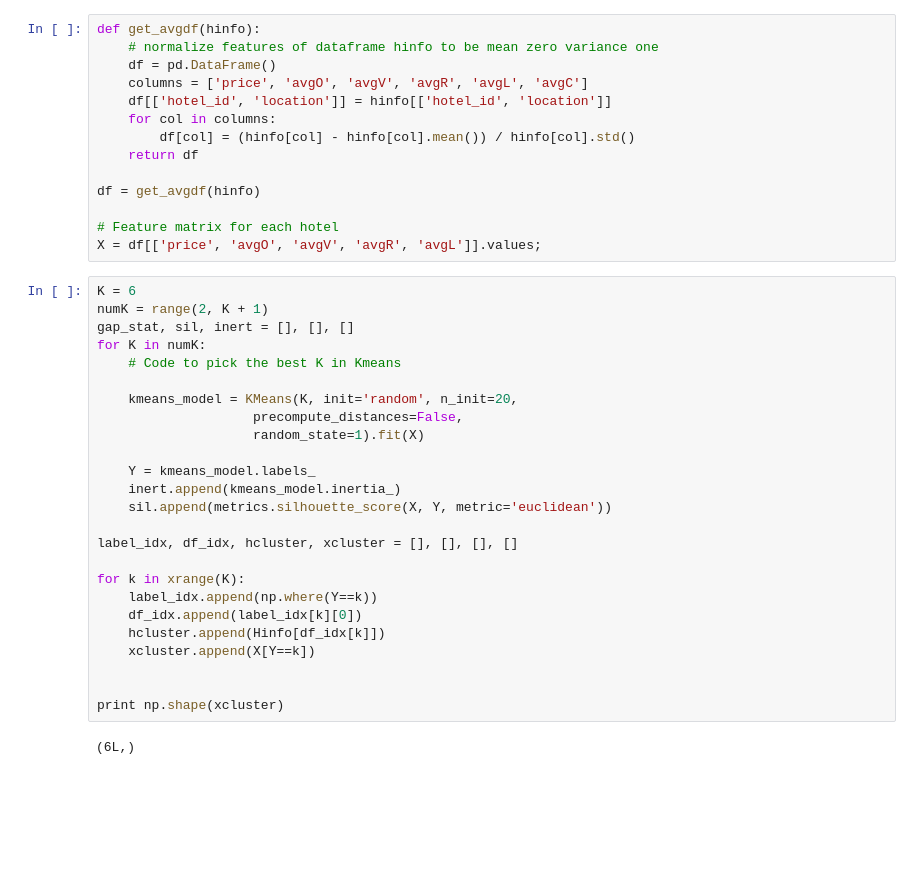
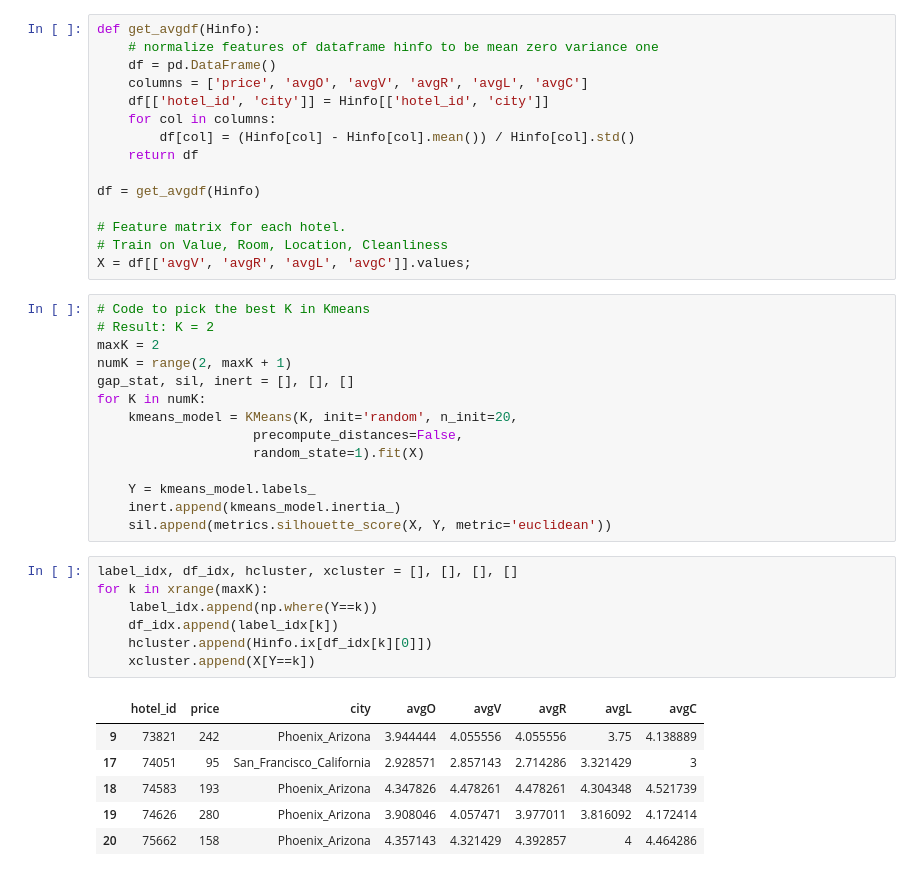
Before and after one commit to rkw0k/Hotel-Reviews, a Jupyter notebook: project.ipynb, the cells around one changed output. Saved outputs shown, nothing was run; the diff lists cells and outputs as text; blank space fills up the shorter version.

```diff
--- a/project.ipynb
+++ b/project.ipynb
@@ -140,26 +146,27 @@ def plot_two_hotel(Hinfo1, Hinfo2):
     print "Median cleanliness rating difference: %.4f" % ydiff[4]
     return [x1med,  O1med, V1med,  R1med, L1med,  C1med], [x2med, O2med,V2med,R2med, L2med,C2med]
 # %%
-def get_avgdf(hinfo):
+def get_avgdf(Hinfo):
     # normalize features of dataframe hinfo to be mean zero variance one
     df = pd.DataFrame()
     columns = ['price', 'avgO', 'avgV', 'avgR', 'avgL', 'avgC']
-    df[['hotel_id', 'location']] = hinfo[['hotel_id', 'location']]
+    df[['hotel_id', 'city']] = Hinfo[['hotel_id', 'city']]
     for col in columns:
-        df[col] = (hinfo[col] - hinfo[col].mean()) / hinfo[col].std()
+        df[col] = (Hinfo[col] - Hinfo[col].mean()) / Hinfo[col].std()
     return df
 
-df = get_avgdf(hinfo)
+df = get_avgdf(Hinfo)
 
-# Feature matrix for each hotel
-X = df[['price', 'avgO', 'avgV', 'avgR', 'avgL']].values;
+# Feature matrix for each hotel.
+# Train on Value, Room, Location, Cleanliness
+X = df[['avgV', 'avgR', 'avgL', 'avgC']].values;
 # %%
-K = 6
-numK = range(2, K + 1)
+# Code to pick the best K in Kmeans
+# Result: K = 2
+maxK = 2
+numK = range(2, maxK + 1)
 gap_stat, sil, inert = [], [], []
 for K in numK:
-    # Code to pick the best K in Kmeans
-
     kmeans_model = KMeans(K, init='random', n_init=20,
                     precompute_distances=False,
                     random_state=1).fit(X)
@@ -167,16 +174,17 @@ for K in numK:
     Y = kmeans_model.labels_
     inert.append(kmeans_model.inertia_)
     sil.append(metrics.silhouette_score(X, Y, metric='euclidean'))
-
-label_idx, df_idx, hcluster, xcluster = [], [], [], []
-
-for k in xrange(K):
-    label_idx.append(np.where(Y==k))
-    df_idx.append(label_idx[k][0])
-    hcluster.append(Hinfo[df_idx[k]])
-    xcluster.append(X[Y==k])
-
-
-print np.shape(xcluster)
-# %% [output]
-(6L,)
+# %%
+label_idx, df_idx, hcluster, xcluster = [], [], [], []
+for k in xrange(maxK):
+    label_idx.append(np.where(Y==k))
+    df_idx.append(label_idx[k])
+    hcluster.append(Hinfo.ix[df_idx[k][0]])
+    xcluster.append(X[Y==k])
+# %% [output]
+|  | hotel_id | price | city | avgO | avgV | avgR | avgL | avgC |
+| 9 | 73821 | 242 | Phoenix_Arizona | 3.944444 | 4.055556 | 4.055556 | 3.75 | 4.138889 |
+| 17 | 74051 | 95 | San_Francisco_California | 2.928571 | 2.857143 | 2.714286 | 3.321429 | 3 |
+| 18 | 74583 | 193 | Phoenix_Arizona | 4.347826 | 4.478261 | 4.478261 | 4.304348 | 4.521739 |
+| 19 | 74626 | 280 | Phoenix_Arizona | 3.908046 | 4.057471 | 3.977011 | 3.816092 | 4.172414 |
+| 20 | 75662 | 158 | Phoenix_Arizona | 4.357143 | 4.321429 | 4.392857 | 4 | 4.464286 |
```
Also changed, not shown: parts of 17 cells of this notebook, 4 other files.
